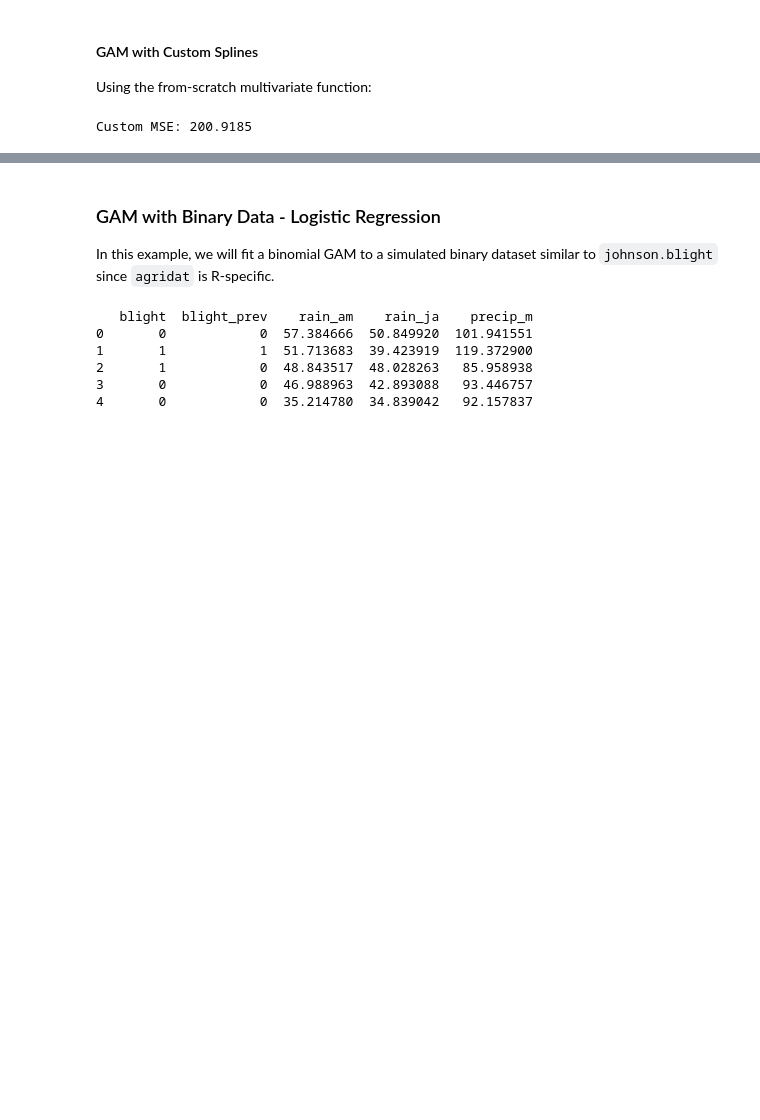
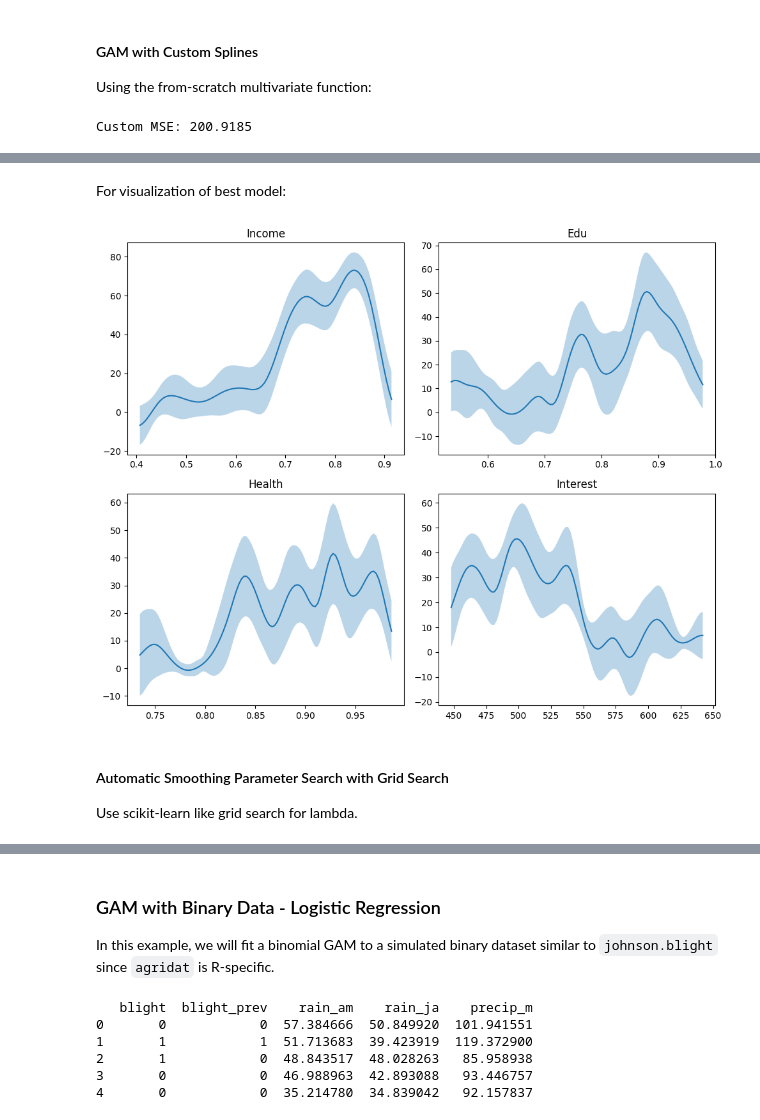
Before and after one commit to zia207/01_Generalized_Linear_Models_Python, a Jupyter notebook: Notebook/02_01_08_01_glm_gam_standard_python.ipynb, the cells around one changed output, grey strips where cells are left out. Cells and saved outputs as stored; diff of their text form; code cells hidden in the pictures; blank space fills up the shorter version.

```diff
--- a/Notebook/02_01_08_01_glm_gam_standard_python.ipynb
+++ b/Notebook/02_01_08_01_glm_gam_standard_python.ipynb
@@ -790,0 +851,21 @@ Custom MSE: 200.9185
+# %%
+# Examples with different smoothing
+from pygam import te, s, LinearGAM
+
+# Different lambda for smoothing
+gam_lam_low = LinearGAM(s(0, lam=0.1, n_splines=15)).fit(X_train_multi[:, 0:1], y_train_multi)
+gam_lam_high = LinearGAM(s(0, lam=10, n_splines=15)).fit(X_train_multi[:, 0:1], y_train_multi)
+
+# Compare using grid search like approach
+lambdas = [0.1, 1, 10]
+models = []
+aics = []
+for lam in lambdas:
+    mod = LinearGAM(s(0, lam=lam, n_splines=15) + s(1, lam=lam) + s(2, lam=lam) + s(3, lam=lam)).fit(X_train_multi, y_train_multi)
+    models.append(mod)
+    aics.append(mod.statistics_['AIC'])
+
+best_idx = np.argmin(aics)
+best_model = models[best_idx]
+print(f"Best model AIC: {aics[best_idx]:.2f}")
+print(best_model.summary())
@@ -790,0 +890,19 @@ Custom MSE: 200.9185
+# %% [markdown]
+For visualization of best model:
+# %%
+# Partial dependence for best model
+fig, axes = plt.subplots(2, 2, figsize=(10, 8))
+for i in range(4):
+    row, col = i // 2, i % 2
+    XX = best_model.generate_X_grid(term=i)
+    pdep, confi = best_model.partial_dependence(term=i, X=XX, width=0.95)
+    axes[row, col].plot(XX[:, i], pdep)
+    axes[row, col].fill_between(XX[:, i], confi[:, 0], confi[:, 1], alpha=0.3)
+    axes[row, col].set_title(feature_names[i])
+plt.tight_layout()
+plt.show()
+# %% [output]
+[figure, added]
+# %% [markdown]
+#### Automatic Smoothing Parameter Search with Grid Search
+Use scikit-learn like grid search for lambda.
```
Also changed, not shown: parts of 14 cells of this notebook.
